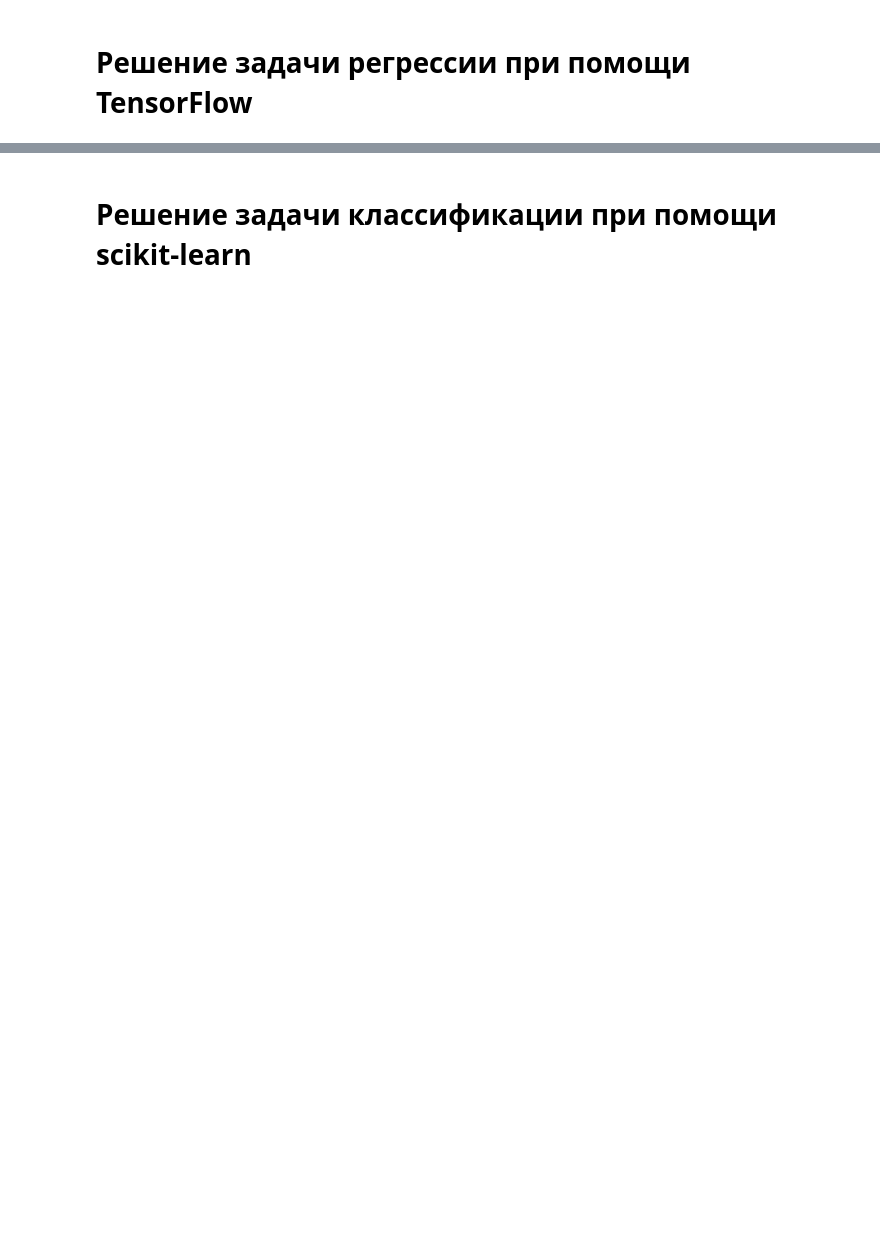
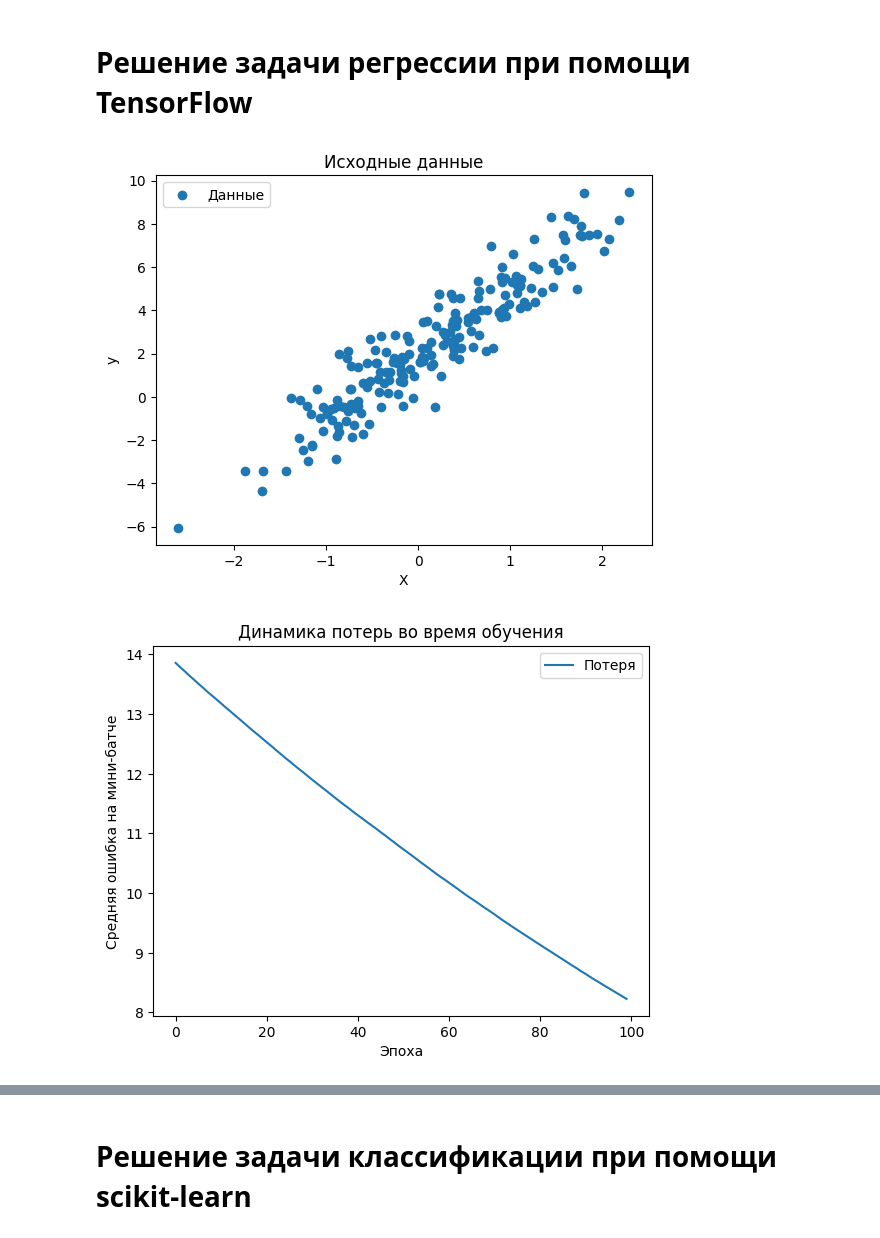
Before and after one commit to CHDS-2002/Data-Science-Technologies, a Jupyter notebook: datascience.ipynb, the cells around one changed output, grey strips where cells are left out. Saved outputs shown, nothing was run; the diff lists cells and outputs as text; code cells hidden in the pictures; blank space fills up the shorter version.

```diff
--- a/datascience.ipynb
+++ b/datascience.ipynb
@@ -625,0 +494,77 @@ pd.DataFrame(test_results, index=['Mean absolute error [MPG]']).T
+# %%
+###################################
+#                                 #
+#           Tensorflow            #
+#                                 #
+###################################
+
+###################################
+#           Regression            #
+###################################
+
+import tensorflow as tf
+import numpy as np
+import matplotlib.pyplot as plt
+
+# Генерация синтетических данных
+num_samples = 200
+X = tf.random.normal((num_samples, 1))
+noise = tf.random.normal((num_samples, 1))
+k = 3
+b = 2
+y = k * X + b + noise
+
+# Визуализация данных
+plt.scatter(X.numpy(), y.numpy(), marker='o', label='Данные')
+plt.title('Исходные данные')
+plt.xlabel('X')
+plt.ylabel('y')
+plt.legend()
+plt.show()
+
+# Создание модели
+model = tf.keras.Sequential([
+    tf.keras.layers.Dense(1)
+])
+
+# Компиляция модели
+model.compile(optimizer='Adam', loss='mse')
+
+# Обучение модели
+history = model.fit(X, y, epochs=100, verbose=0)
+
+# Вывод результатов обучения
+plt.plot(history.history['loss'], label='Потеря')
+plt.title('Динамика потерь во время обучения')
+plt.xlabel('Эпоха')
+plt.ylabel('Средняя ошибка на мини-батче')
+plt.legend()
+plt.show()
+
+# Прогнозирование
+predictions = model.predict(X)
+
+# Визуализация прогнозируемых значений
+plt.scatter(X, predictions, marker='.', label='Прогнозы')
+plt.title('Фактические и прогнозируемые значения')
+plt.xlabel('X')
+plt.ylabel('y')
+plt.legend()
+plt.show()
+
+# Оценка модели
+mse = tf.keras.losses.MSE(y, predictions)
+print(f'MSE: {mse}')
+
+###################################
+#           Regression            #
+###################################
+
+###################################
+#                                 #
+#           Tensorflow            #
+#                                 #
+###################################
+# %% [output]
+[figure, added]
+[figure, added]
```
Also changed, not shown: parts of 25 cells of this notebook.
